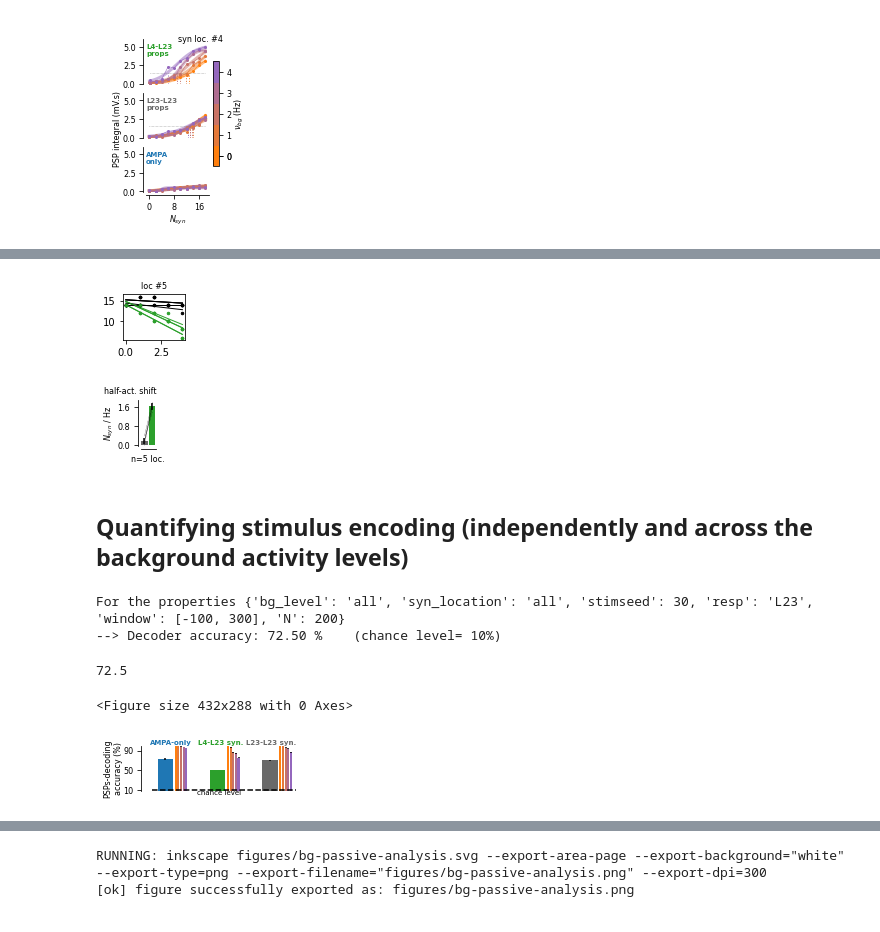
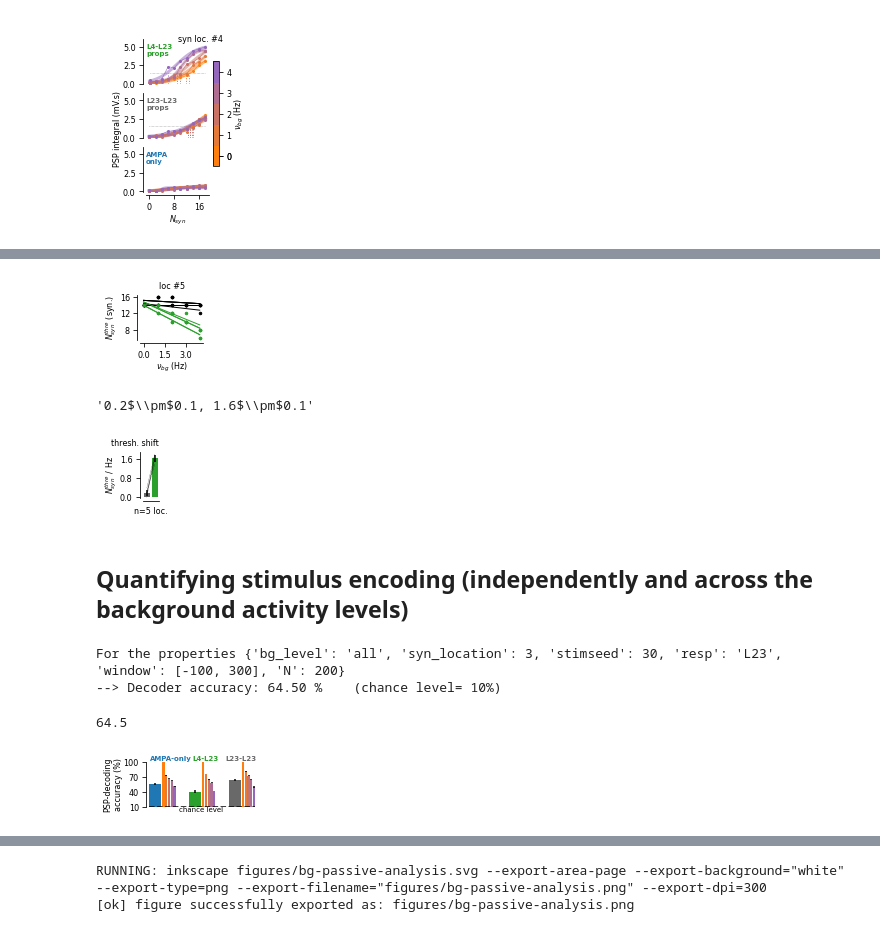
Before and after one commit to yzerlaut/zinc-NMDA-modulation, a Jupyter notebook: Sensitivity_to_Background_Modulation.ipynb, the cells around one changed output, grey strips where cells are left out. Cells and saved outputs as stored; diff of their text form; code cells hidden in the pictures.

```diff
--- a/Sensitivity_to_Background_Modulation.ipynb
+++ b/Sensitivity_to_Background_Modulation.ipynb
@@ -176,21 +178,27 @@ for i in np.unique(RESP_PASSIVE_PER_STIM['syn_location']):
         ge.scatter(x, y, color=color, ax=ax, no_set=True)
         ge.plot(x, np.polyval(lin, x), color=color, ax=ax, no_set=True)
         ge.title(ax, 'loc #%i' % i)
+ge.set_plot(ax,
+            ylabel='$N_{syn}^{thre}$ (syn.)',
+            xlabel='$\\nu_{bg}$ (Hz)')
 # %% [output]
-[figure, old version]
+[figure, new version]
 # %%
 fig3, ax, pval = ge.related_samples_two_conditions_comparison(np.array(SLOPES['free']),
-                                                                   np.array(SLOPES['chelated']),
+                                                              np.array(SLOPES['chelated']),
                                                                    with_annotation=False,
                                                                    lw=.2,
                                                                    color1=ge.dimgrey, color2=ge.green,
-                                                                   ylabel='$N_{syn}$ / Hz',
+                                                                   ylabel='$N_{syn}^{thre}$ / Hz',
                                                                    xticks=[],#[0, 1],
                                                                    fig_args=dict(right=4., figsize=(.5,1.), left=1.2, top=1.5))
-ge.annotate(ax, 'half-act. shift', (1., 1.1), ha='right')
+ge.annotate(ax, 'thresh. shift', (1., 1.1), ha='right')
 ge.annotate(ax, 'n=%i loc.' % len(SLOPES['free']) , (-.6, -.4))
+
+'%.1f$\pm$%.1f, %.1f$\pm$%.1f' %(np.mean(SLOPES['free']), np.std(SLOPES['free']), np.mean(SLOPES['chelated']), np.std(SLOPES['chelated']))
 # %% [output]
+'0.2$\\pm$0.1, 1.6$\\pm$0.1'
-[figure, old version]
+[figure, new version]
 # %% [markdown]
 ## Quantifying stimulus encoding (independently and across the background activity levels)
 # %%
@@ -225,7 +233,7 @@ def build_training_set(RESP_PER_STIM, resp='ampa-only',
     Vm_traces = []
     for i, nstim in enumerate(nstims):
         cond1 = cond & (RESP_PER_STIM['nstim']==nstim)
-        Vm_traces.append(np.mean(RESP_PASSIVE_PER_STIM['Vm'][cond1], axis=0)[tcond])
+        Vm_traces.append(np.mean(RESP_PASSIVE_PER_STIM['Vm'][cond1]-np.mean(RESP_PER_STIM['Vm_baseline'][cond1]), axis=0)[tcond])
 
     return Vm_traces
 
@@ -260,13 +268,14 @@ def build_test_set(RESP_PER_STIM, resp='ampa-only',
         icond = np.arange(len(RESP_PER_STIM['nstim']))[cond]
 
         if len(icond)<N:
-            N = int(len(icond)/2)
-            print('N=', N)
+            N = len(icond)
+            if verbose:
+                print('N=', N)
 
         for n, i in enumerate(np.random.choice(icond, N, replace=False)):
 
            true_ID.append(np.argwhere(RESP_PER_STIM['nstim'][i]==nstims)[0][0])
-           Vm_traces.append(RESP_PER_STIM['Vm'][i][tcond])
+           Vm_traces.append(RESP_PER_STIM['Vm'][i][tcond]-RESP_PER_STIM['Vm_baseline'][i])
     else:
         syn_locations = np.unique(RESP_PER_STIM['syn_location'])
         nstims = np.sort(np.unique(RESP_PER_STIM['nstim'][cond]))
@@ -278,7 +287,7 @@ def build_test_set(RESP_PER_STIM, resp='ampa-only',
             for s in syn_locations:
                 cond1 = cond & (RESP_PER_STIM['syn_location']==s) & (RESP_PER_STIM['nstim']==ns)
                 i0 = np.random.choice(np.arange(len(RESP_PER_STIM['nstim']))[cond1], 1)[0]
-                vm_trace.append(RESP_PER_STIM['Vm'][i0][tcond])
+                vm_trace.append(RESP_PER_STIM['Vm'][i0][tcond]-RESP_PER_STIM['Vm_baseline'][i0])
 
             true_ID.append(np.argwhere(ns==nstims)[0][0])
             Vm_traces.append(np.mean(vm_trace, axis=0))
@@ -291,7 +300,7 @@ def compute_decoding_accuracy(RESP_PASSIVE_PER_STIM, props,
 
     Vm_traces_training = build_training_set(RESP_PASSIVE_PER_STIM, **props)
     nbrs = NearestNeighbors(n_neighbors=1,
-                            algorithm='ball_tree').fit(Vm_traces_training)
+                            algorithm='brute', metric='euclidean').fit(Vm_traces_training)
     Vm_traces_test, test_ID = build_test_set(RESP_PASSIVE_PER_STIM, **props)
 
     _, pred = nbrs.kneighbors(Vm_traces_test)
@@ -303,63 +312,68 @@ def compute_decoding_accuracy(RESP_PASSIVE_PER_STIM, props,
 
 
 props = {'bg_level':'all',
-         'syn_location':'all',
+         'syn_location':3,
          'stimseed':30,
          'resp':'L23',
          'window':[-100, 300],
          'N':200}
 compute_decoding_accuracy(RESP_PASSIVE_PER_STIM, props, verbose=True)
 # %% [output]
-For the properties {'bg_level': 'all', 'syn_location': 'all', 'stimseed': 30, 'resp': 'L23', 'window': [-100, 300], 'N': 200}
---> Decoder accuracy: 72.50 %    (chance level= 10%)
+For the properties {'bg_level': 'all', 'syn_location': 3, 'stimseed': 30, 'resp': 'L23', 'window': [-100, 300], 'N': 200}
+--> Decoder accuracy: 64.50 %    (chance level= 10%)
-72.5
+64.5
 # %%
-%run plots/decoding.py
-
 props = {'bg_level':'all',
-         'syn_location':'all',
+         'syn_location':1,
          'stimseed':'all',
          'resp':'L23',
          'window':[-100, 300],
-         'N':1000}
+         'N':500, 'verbose':False}
 
-fig4, ax = ge.figure(figsize=(1.6,1), left=0.6, bottom=0.3, top=0.6)
+fig4, ax = ge.figure(figsize=(1.3,1), left=0.6, bottom=0., top=0.6)
 cmap = ge.get_linear_colormap(ge.orange, ge.purple)
+seeds = np.unique(RESP_PASSIVE_PER_STIM['seed'])
 stimseeds = np.unique(RESP_PASSIVE_PER_STIM['stimseed'])
+syn_location = np.unique(RESP_PASSIVE_PER_STIM['syn_location'])
+RESULTS = {}
 
 for iax, color, resp, label in zip(range(3),
-                            [ge.blue, ge.green, ge.dimgrey],
-                            ['ampa-only', 'L4', 'L23'],
-                            ['AMPA-only', 'L4-L23 syn.', 'L23-L23 syn.']):
+                                   [ge.blue, ge.green, ge.dimgrey],
+                                   ['ampa-only', 'L4', 'L23'],
+                                   ['AMPA-only', 'L4-L23', 'L23-L23']):
     props['resp'] = resp
 
     # start with all levels
     props['bg_level'] = 'all'
     X = []
-    for ss in stimseeds:
-        props['stimseed'] = ss
-        X.append(compute_decoding_accuracy(RESP_PASSIVE_PER_STIM, props))
+    for sl in syn_location:
+        props['syn_location'] = sl
+        for ss in stimseeds:
+            props['stimseed'] = ss
+            X.append(compute_decoding_accuracy(RESP_PASSIVE_PER_STIM, props))
 
     ax.bar([iax], [np.mean(X)], yerr=[np.std(X)], width=.3, color=color)
 
     for b, bg in enumerate(np.unique(RESP_PASSIVE_PER_STIM['bg_level'])):
         props['bg_level'] = bg
         X = []
         for ss in stimseeds:
             props['stimseed'] = ss
             X.append(compute_decoding_accuracy(RESP_PASSIVE_PER_STIM, props))
-        ax.bar([iax+.2+b*0.05], [np.mean(X)], yerr=[np.std(X)], width=.04,
+        ax.bar([iax+.2+b*0.07], [np.mean(X)], yerr=[np.std(X)], width=.06,
                color=cmap(b/4))
 
-    ge.annotate(ax, label, (iax+.5, 100.), size='small', bold=True,
-                xycoords='data', color=color, ha='right')
+    ge.annotate(ax, label, (iax/3.+.2, 1.), size='small', bold=True, color=color, ha='center')
+    RESULTS[resp] = X
 
 ge.annotate(ax, 'chance level', (0.6, 10.),
             xycoords='data', va='top', size='small')
-ax.plot([-0.25, 2.5], [10, 10], 'k--')
+ax.plot([-0.15, 2.5], [10, 10], 'k--')
 
-ge.set_plot(ax, ['left'], ylim=[8,100], yticks=[10, 50, 90],
-            ylabel='PSPs-decoding\naccuracy (%)')
+ge.set_plot(ax, ['left'],
+            yticks=[10, 40, 70, 100],
+            ylim=[9, 100],
+            xlim = [-0.15, 2.5],
+            ylabel='PSP-decoding\naccuracy (%)') #
 # %% [output]
-<Figure size 432x288 with 0 Axes>
-[figure, old version]
+[figure, new version]
```
Also changed, not shown: parts of 8 cells of this notebook, 2 other files.
